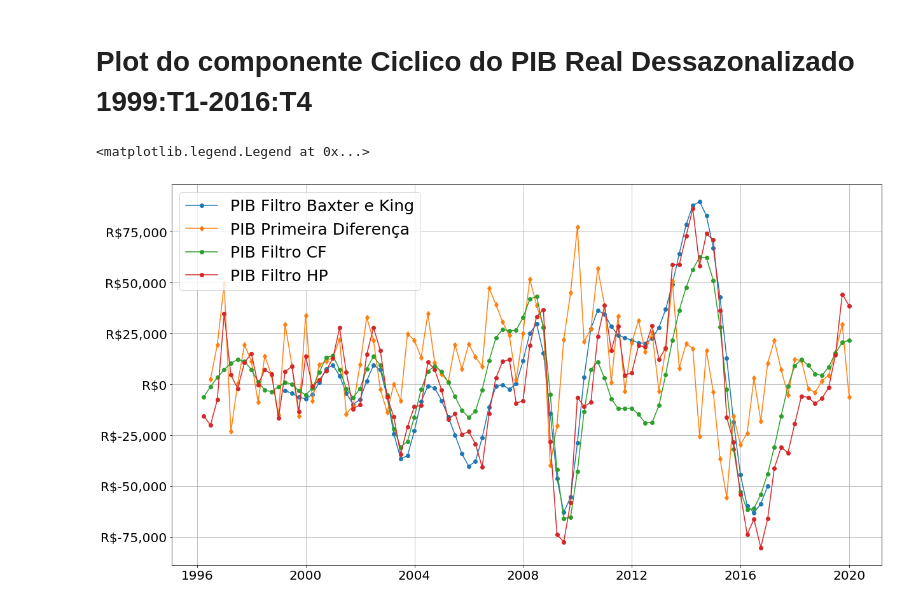
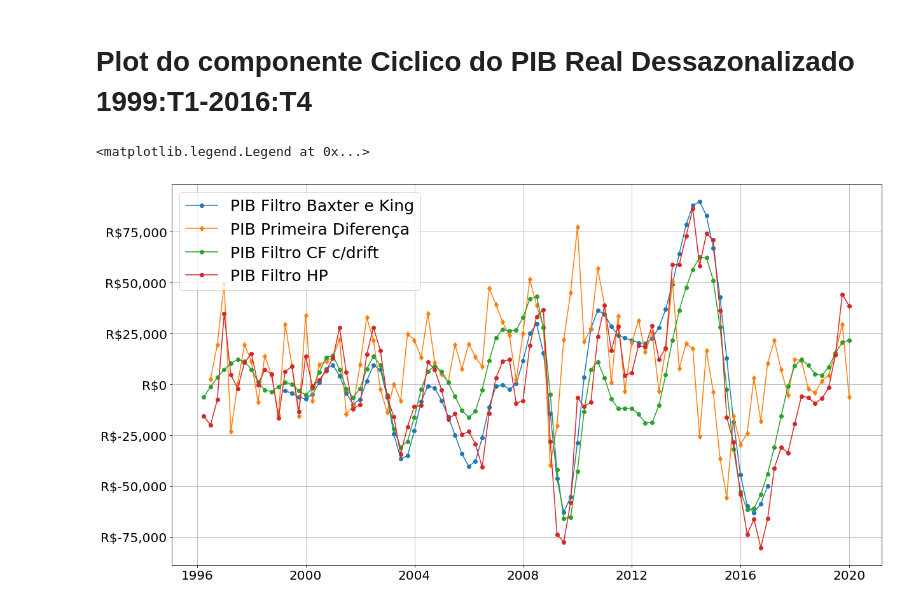
Before and after one commit to FredericoNunes/Artigos, a Jupyter notebook: programas/notebook/Aquivo Inicial, Tratamento dos Dados.ipynb, the cells around one changed output. Cells and saved outputs as stored; diff of their text form; code cells hidden in the pictures.

```diff
--- a/programas/notebook/Aquivo Inicial, Tratamento dos Dados.ipynb
+++ b/programas/notebook/Aquivo Inicial, Tratamento dos Dados.ipynb
@@ -117,11 +136,14 @@ pib_pm_deflacionado_ipca_dessazonalizado_filtrado_bk = sm.filters.bk_filter.bkfi
                                                                                      low=6,
                                                                                      high=32,
                                                                                      K=12)
+consumo_deflacionado_ipca_dessazonalizado_filtrado_bk = sm.filters.bk_filter.bkfilter(consumo_deflacionado_ipca_dessazonalizado.seasadj,
+                                                                                     low=6,
+                                                                                     high=32,
+                                                                                     K=12)
 
 
 
-
-# o retorno é um vetor [array] com os compnetes ciclicos serie x. Descomente a linhade baixo para printar
+# o retorno é um vetor [array] com os componetes ciclicos serie x. Descomente a linhade baixo para printar
 df_pib_filtrado = pd.DataFrame(pib_pm_deflacionado_ipca_dessazonalizado_filtrado_bk)
 # Dando nome a coluna de datas
 df_pib_filtrado.index.name = "Data"
@@ -141,2 +191,6 @@ pib_cf_filter_cycle_cf, pib_cf_filter_trend_cf = sm.filters.cf_filter.cffilter(d
 # %%
-pib_cf_filter_cycle_hp, pib_cf_filter_trend_hp = sm.filters.hp_filter.hpfilter(dataframe_pib_pm_deflacionado_ipca_dessazonalizado['seasadj'], 1600)
+pib_hp_filter_cycle, pib_hp_filter_trend = sm.filters.hp_filter.hpfilter(dataframe_pib_pm_deflacionado_ipca_dessazonalizado['seasadj'],
+                                                                               1600)
+
+consumo_hp_filter_cycle, consumo_hp_filter_trend = sm.filters.hp_filter.hpfilter(dataframe_consumo_deflacionado_ipca_dessazonalizado['seasadj'],
+                                                                               1600)
@@ -143,38 +201,59 @@ pib_cf_filter_cycle_hp, pib_cf_filter_trend_hp = sm.filters.hp_filter.hpfilter(d
+# %%
+pib_deflacionado_primeira_diferenca = dataframe_pib_pm_deflacionado_ipca_dessazonalizado['seasadj'].diff()
+
+consumo_deflacionado_primeira_diferenca = dataframe_consumo_deflacionado_ipca_dessazonalizado['seasadj'].diff()
 # %% [markdown]
 # Plot do componente Ciclico do PIB Real Dessazonalizado 1999:T1-2016:T4
 # %%
 fmt = 'R${x:,.0f}'
 tick = mtick.StrMethodFormatter(fmt)
 
 
 #Iniciando os gráfico e fazendo configurações globais
 fig, ax = plt.subplots(figsize=(20,11))
 plt.yticks(fontsize=20)
 plt.xticks(fontsize=20)
 
 # Plot do Compenente ciclico da série do pib real dessazonalizado filtro BK
 ax.yaxis.set_major_formatter(tick)
 ax.plot(pib_pm_deflacionado_ipca_dessazonalizado_filtrado_bk.index,
-        pib_pm_deflacionado_ipca_dessazonalizado_filtrado_bk.values,'-o',label='PIB Filtro Baxter e King')
+        pib_pm_deflacionado_ipca_dessazonalizado_filtrado_bk.values,
+        '-o',
+        label='PIB Filtro Baxter e King')
 
 # Plot da Primeira diferenaça da serie do pib dessazonalizado (isso é um filtro primeira diferença?)
-ax.plot(dataframe_pib_pm_deflacionado_ipca_dessazonalizado['seasadj'].diff().index,
-        dataframe_pib_pm_deflacionado_ipca_dessazonalizado['seasadj'].diff().values,'-d',label='PIB Primeira Diferença')
+ax.plot(pib_deflacionado_primeira_diferenca.index,
+        pib_deflacionado_primeira_diferenca.values,
+        '-d',
+        label='PIB Primeira Diferença')
 
 # Plot do Compenente ciclico da série do pib real dessazonalizado filtro Christiano Fitzgerald asymmetric, random walk filter.
-ax.plot(pib_cf_filter_cycle_cf.index,
-        pib_cf_filter_cycle_cf.values,'-o',label='PIB Filtro CF')
+ax.plot(pib_cf_filter_cycle_cf_drift.index,
+        pib_cf_filter_cycle_cf_drift.values,
+        '-o',
+        label='PIB Filtro CF c/drift')
+
+
+
+# Plot do Compenente ciclico da série do pib real dessazonalizado filtro Christiano Fitzgerald sem drift
+#ax.plot(pib_cf_filter_cycle_cf_drift_s.index,
+#        pib_cf_filter_cycle_cf_drift_s.values,
+#        '-o',
+#        label='PIB Filtro CF s/drift')
 
 # Plot do Compenente ciclico da série do pib real dessazonalizado filtro HP.
 ax.plot(pib_cf_filter_cycle_hp.index,
-        pib_cf_filter_cycle_hp.values,'-o',label='PIB Filtro HP')
+        pib_cf_filter_cycle_hp.values,
+        '-o',
+        label='PIB Filtro HP')
 
 
 # Adicionando linhas verticais e horizontais
 ax.grid(True)
 
 # Adicionando as legndas
-ax.legend(loc="upper left",fontsize=25)
+ax.legend(loc="upper left",
+          fontsize=25)
 # %% [output]
 <matplotlib.legend.Legend at 0x...>
-[figure, old version]
+[figure, new version]
```
Also changed, not shown: parts of 14 cells of this notebook, 6 other files.
